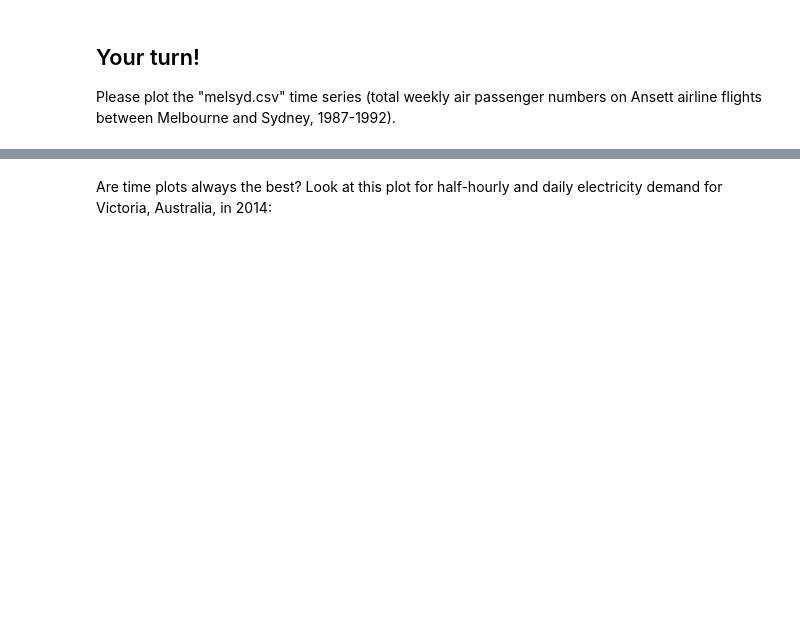
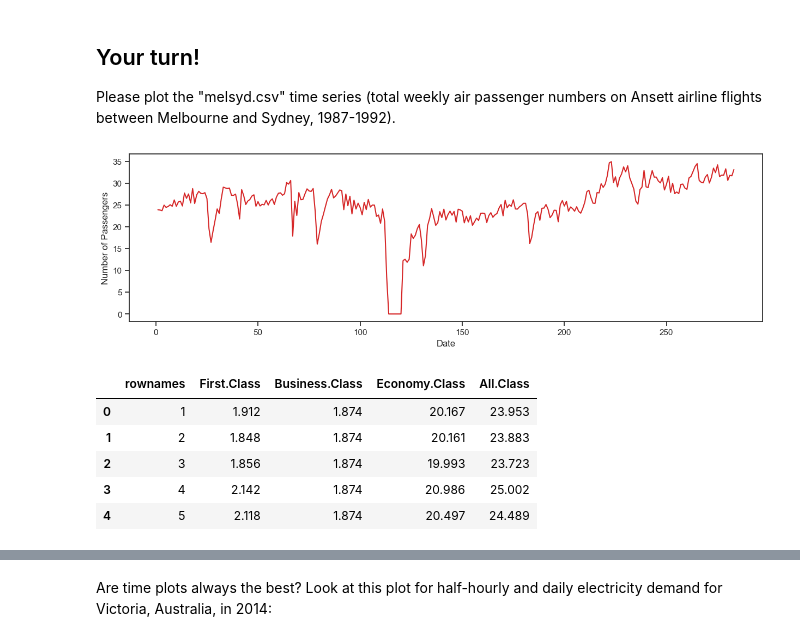
Before and after one commit to rszgosz/descriptive_statistics, a Jupyter notebook: Report8/Exercise11.ipynb, the cells around one changed output, grey strips where cells are left out. Saved outputs shown, nothing was run; the diff lists cells and outputs as text; code cells hidden in the pictures; blank space fills up the shorter version.

```diff
--- a/Report8/Exercise11.ipynb
+++ b/Report8/Exercise11.ipynb
@@ -188,3 +200,19 @@ plt.show()
 Please plot the "melsyd.csv" time series (total weekly air passenger numbers on Ansett airline flights between Melbourne and Sydney, 1987-1992).
 # %%
 # Your code goes here!
+df_melsyd = pd.read_csv('melsyd.csv')
+df_melsyd['Business.Class'] = df_melsyd['Business.Class'].fillna(df_melsyd['Business.Class'].median())
+df_melsyd['First.Class'] = df_melsyd['First.Class'].fillna(df_melsyd['First.Class'].median())
+df_melsyd['Economy.Class'] = df_melsyd['Economy.Class'].fillna(df_melsyd['Economy.Class'].median())
+df_melsyd['All.Class'] = df_melsyd['First.Class'] + df_melsyd['Business.Class'] + df_melsyd['Economy.Class']
+
+plot_df(df_melsyd,x=df_melsyd['rownames'], y=df_melsyd['All.Class'] )
+df_melsyd.head()
+# %% [output]
+[figure, added]
+|  | rownames | First.Class | Business.Class | Economy.Class | All.Class |
+| 0 | 1 | 1.912 | 1.874 | 20.167 | 23.953 |
+| 1 | 2 | 1.848 | 1.874 | 20.161 | 23.883 |
+| 2 | 3 | 1.856 | 1.874 | 19.993 | 23.723 |
+| 3 | 4 | 2.142 | 1.874 | 20.986 | 25.002 |
+| 4 | 5 | 2.118 | 1.874 | 20.497 | 24.489 |
```
Also changed, not shown: parts of 3 cells of this notebook, 1 other file.
